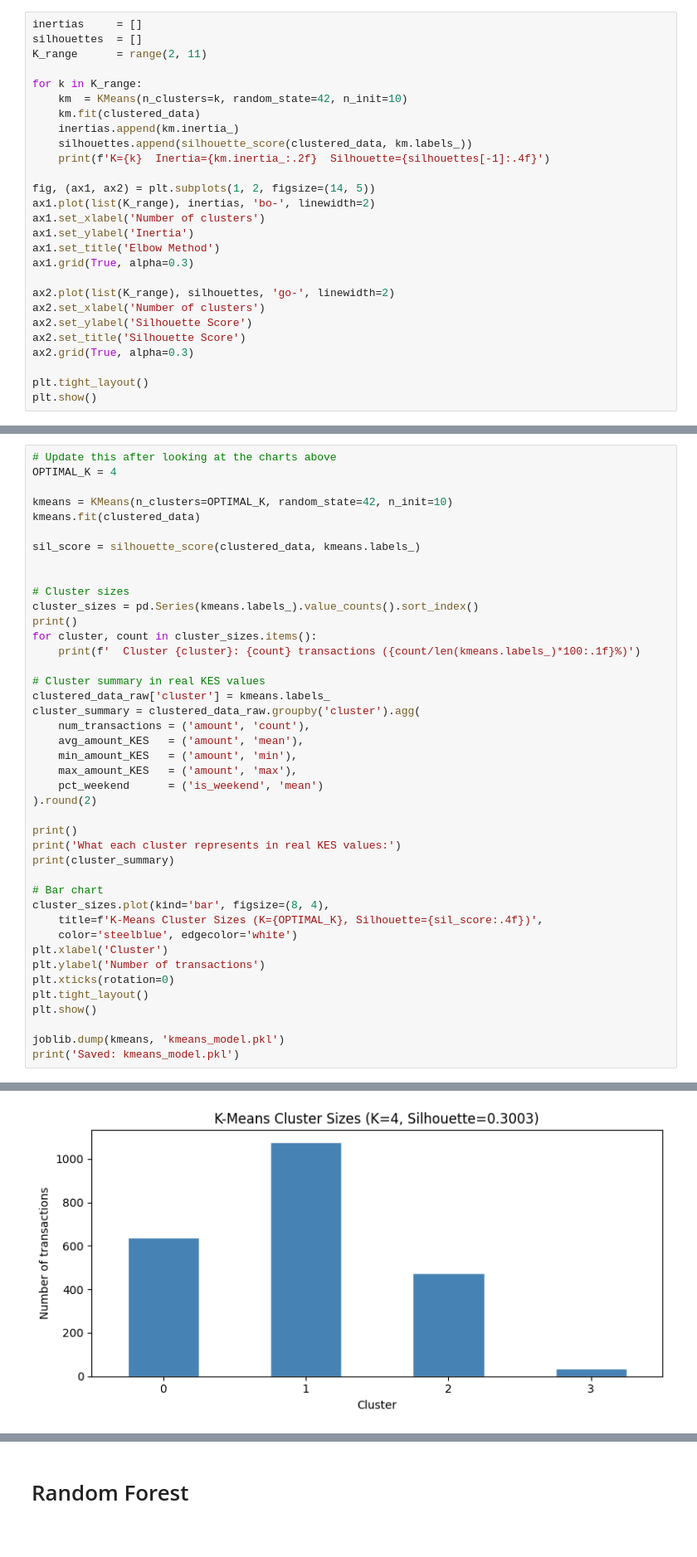
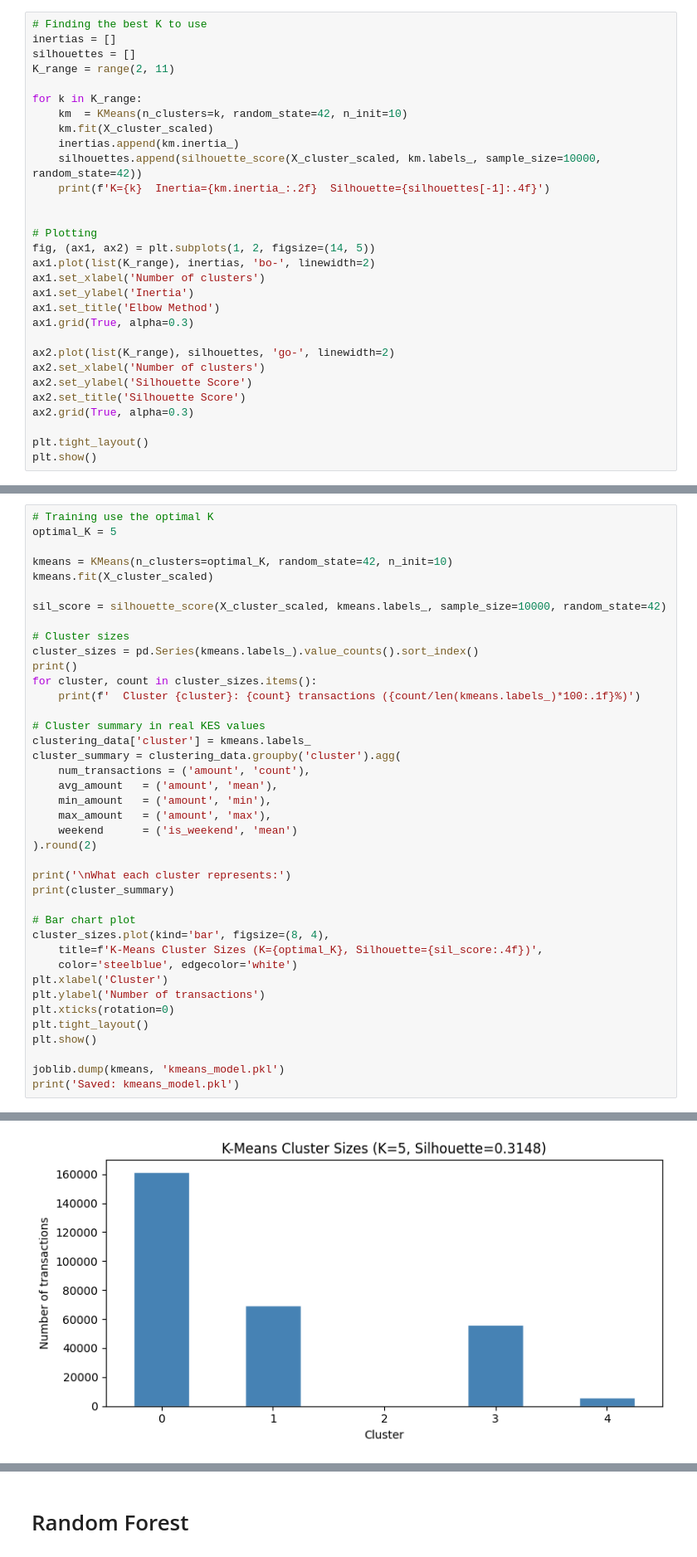
Before and after one commit to LincyMuema/SpendingAnalysis, a Jupyter notebook: notebooks/model_training.ipynb, the cells around one changed output, grey strips where cells are left out. Shown at 83% size. Drawn from its saved outputs; the diff is of its cells as text.

```diff
--- a/notebooks/model_training.ipynb
+++ b/notebooks/model_training.ipynb
@@ -27,15 +49,18 @@ Mounted at /content/drive
 # %%
-inertias     = []
-silhouettes  = []
-K_range      = range(2, 11)
+# Finding the best K to use
+inertias = []
+silhouettes = []
+K_range = range(2, 11)
 
 for k in K_range:
     km  = KMeans(n_clusters=k, random_state=42, n_init=10)
-    km.fit(clustered_data)
+    km.fit(X_cluster_scaled)
     inertias.append(km.inertia_)
-    silhouettes.append(silhouette_score(clustered_data, km.labels_))
+    silhouettes.append(silhouette_score(X_cluster_scaled, km.labels_, sample_size=10000, random_state=42))
     print(f'K={k}  Inertia={km.inertia_:.2f}  Silhouette={silhouettes[-1]:.4f}')
 
+
+# Plotting
 fig, (ax1, ax2) = plt.subplots(1, 2, figsize=(14, 5))
 ax1.plot(list(K_range), inertias, 'bo-', linewidth=2)
 ax1.set_xlabel('Number of clusters')
@@ -65,12 +90,11 @@ K=10  Inertia=5433.75  Silhouette=0.2765
 # %%
-# Update this after looking at the charts above
-OPTIMAL_K = 4
+# Training use the optimal K
+optimal_K = 5
 
-kmeans = KMeans(n_clusters=OPTIMAL_K, random_state=42, n_init=10)
-kmeans.fit(clustered_data)
+kmeans = KMeans(n_clusters=optimal_K, random_state=42, n_init=10)
+kmeans.fit(X_cluster_scaled)
 
-sil_score = silhouette_score(clustered_data, kmeans.labels_)
-
+sil_score = silhouette_score(X_cluster_scaled, kmeans.labels_, sample_size=10000, random_state=42)
 
 # Cluster sizes
 cluster_sizes = pd.Series(kmeans.labels_).value_counts().sort_index()
@@ -79,22 +103,21 @@ for cluster, count in cluster_sizes.items():
     print(f'  Cluster {cluster}: {count} transactions ({count/len(kmeans.labels_)*100:.1f}%)')
 
 # Cluster summary in real KES values
-clustered_data_raw['cluster'] = kmeans.labels_
-cluster_summary = clustered_data_raw.groupby('cluster').agg(
+clustering_data['cluster'] = kmeans.labels_
+cluster_summary = clustering_data.groupby('cluster').agg(
     num_transactions = ('amount', 'count'),
-    avg_amount_KES   = ('amount', 'mean'),
-    min_amount_KES   = ('amount', 'min'),
-    max_amount_KES   = ('amount', 'max'),
-    pct_weekend      = ('is_weekend', 'mean')
+    avg_amount   = ('amount', 'mean'),
+    min_amount   = ('amount', 'min'),
+    max_amount   = ('amount', 'max'),
+    weekend      = ('is_weekend', 'mean')
 ).round(2)
 
-print()
-print('What each cluster represents in real KES values:')
+print('\nWhat each cluster represents:')
 print(cluster_summary)
 
-# Bar chart
+# Bar chart plot
 cluster_sizes.plot(kind='bar', figsize=(8, 4),
-    title=f'K-Means Cluster Sizes (K={OPTIMAL_K}, Silhouette={sil_score:.4f})',
+    title=f'K-Means Cluster Sizes (K={optimal_K}, Silhouette={sil_score:.4f})',
     color='steelblue', edgecolor='white')
 plt.xlabel('Cluster')
 plt.ylabel('Number of transactions')
@@ -127,3 +145,3 @@ cluster
-[figure, old version]
+[figure, new version]
 Saved: kmeans_model.pkl
 # %% [markdown]
```
Also changed, not shown: parts of 19 cells of this notebook, 14 other files.
